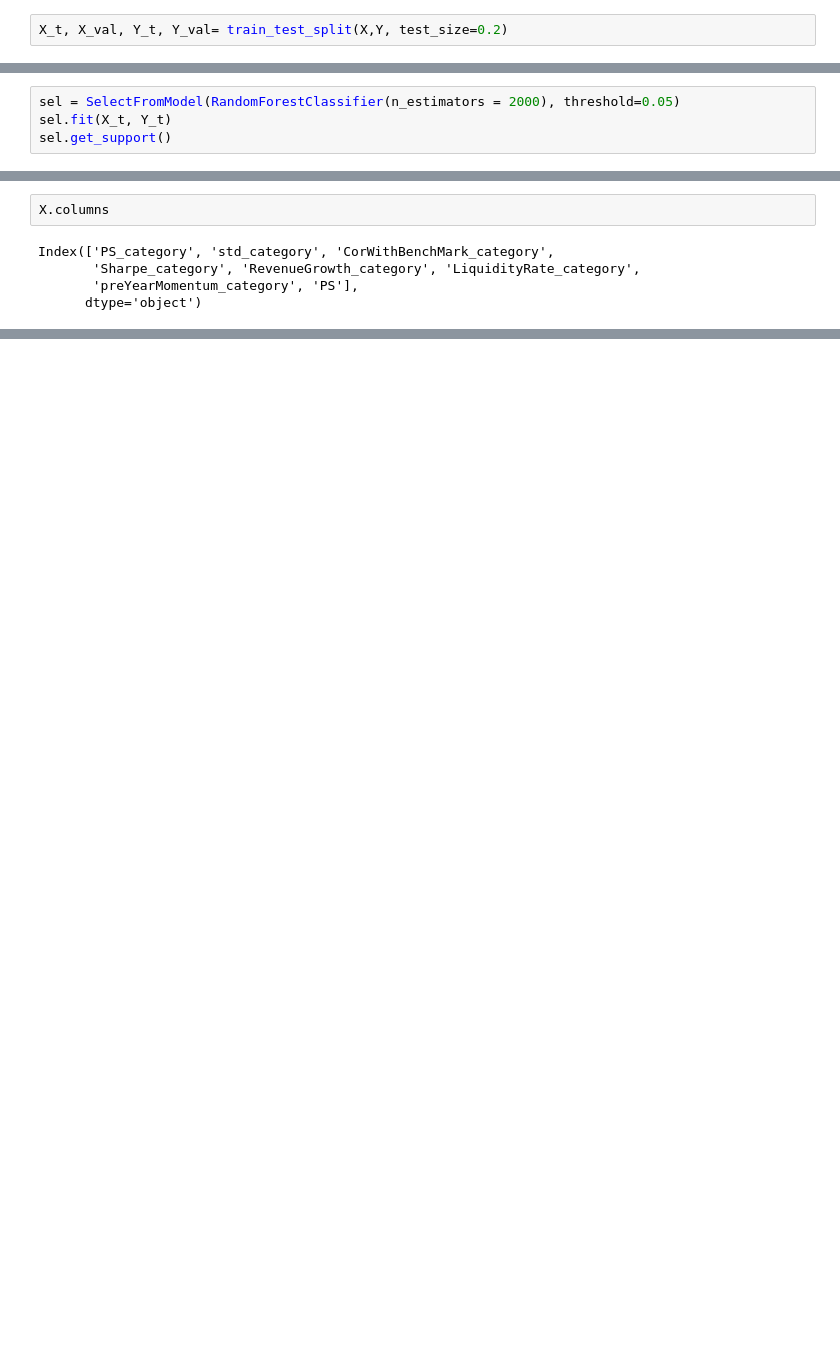
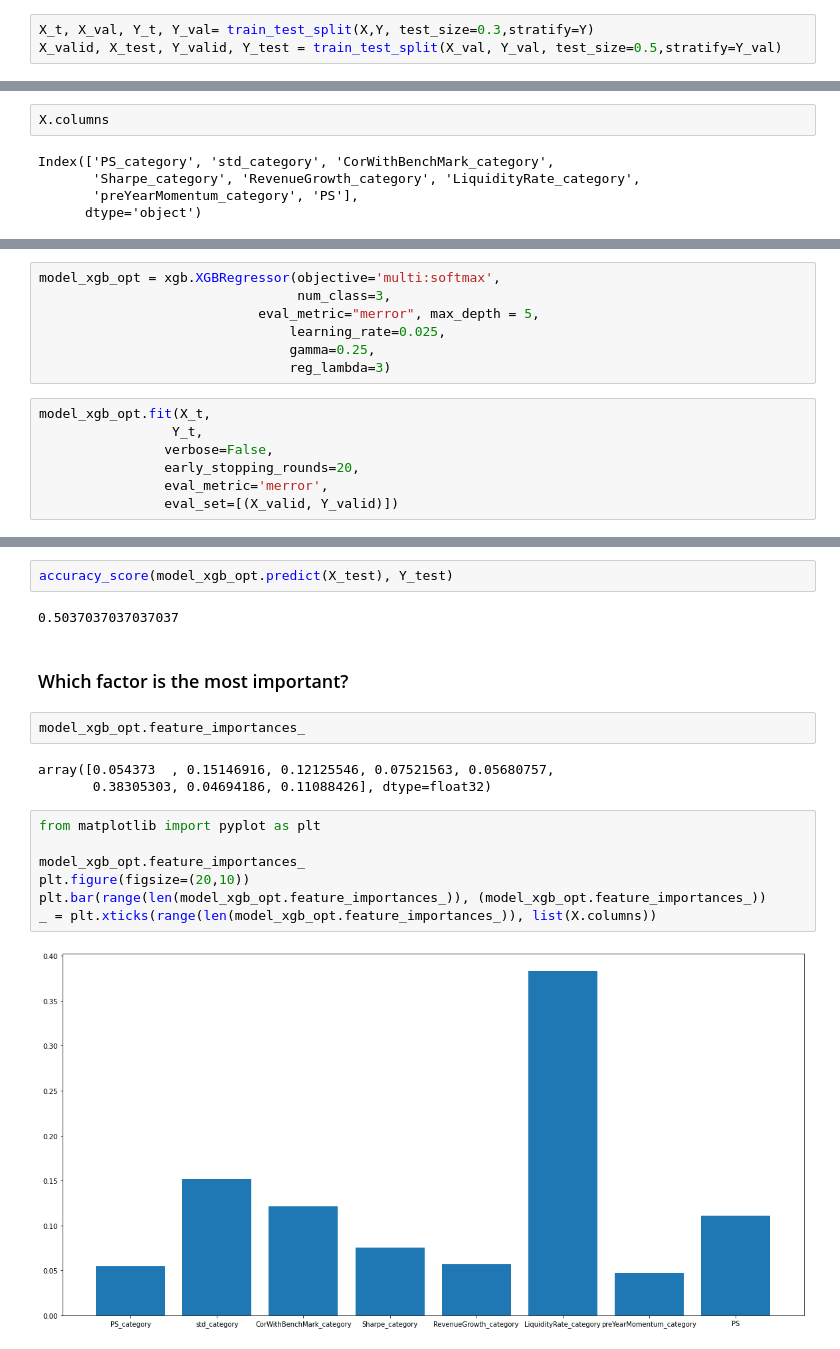
Before and after one commit to taosongst/backtrader_strategies, a Jupyter notebook: TreeModels.ipynb, the cells around one changed output, grey strips where cells are left out. Cells and saved outputs as stored; diff of their text form; blank space fills up the shorter version.

```diff
--- a/TreeModels.ipynb
+++ b/TreeModels.ipynb
@@ -212,3 +175,4 @@ memory usage: 14.0+ KB
 # %%
-X_t, X_val, Y_t, Y_val= train_test_split(X,Y, test_size=0.2)
+X_t, X_val, Y_t, Y_val= train_test_split(X,Y, test_size=0.3,stratify=Y)
+X_valid, X_test, Y_valid, Y_test = train_test_split(X_val, Y_val, test_size=0.5,stratify=Y_val)
 # %%
@@ -268,4 +225,0 @@ accuracy_score(pred_forest, Y_val), accuracy_score(forest.predict(X_t), Y_t)
-# %%
-sel = SelectFromModel(RandomForestClassifier(n_estimators = 2000), threshold=0.05)
-sel.fit(X_t, Y_t)
-sel.get_support()
@@ -280,0 +265,14 @@ Index(['PS_category', 'std_category', 'CorWithBenchMark_category',
+# %%
+model_xgb_opt = xgb.XGBRegressor(objective='multi:softmax',
+                                 num_class=3,
+                            eval_metric="merror", max_depth = 5,
+                                learning_rate=0.025,
+                                gamma=0.25,
+                                reg_lambda=3)
+# %%
+model_xgb_opt.fit(X_t,
+                 Y_t,
+                verbose=False,
+                early_stopping_rounds=20,
+                eval_metric='merror',
+                eval_set=[(X_valid, Y_valid)])
@@ -280,0 +290,20 @@ Index(['PS_category', 'std_category', 'CorWithBenchMark_category',
+# %%
+accuracy_score(model_xgb_opt.predict(X_test), Y_test)
+# %% [output]
+0.5037037037037037
+# %% [markdown]
+### Which factor is the most important?
+# %%
+model_xgb_opt.feature_importances_
+# %% [output]
+array([0.054373  , 0.15146916, 0.12125546, 0.07521563, 0.05680757,
+       0.38305303, 0.04694186, 0.11088426], dtype=float32)
+# %%
+from matplotlib import pyplot as plt
+
+model_xgb_opt.feature_importances_
+plt.figure(figsize=(20,10))
+plt.bar(range(len(model_xgb_opt.feature_importances_)), (model_xgb_opt.feature_importances_))
+_ = plt.xticks(range(len(model_xgb_opt.feature_importances_)), list(X.columns))
+# %% [output]
+[figure, added]
```
Also changed, not shown: parts of 25 cells of this notebook.
